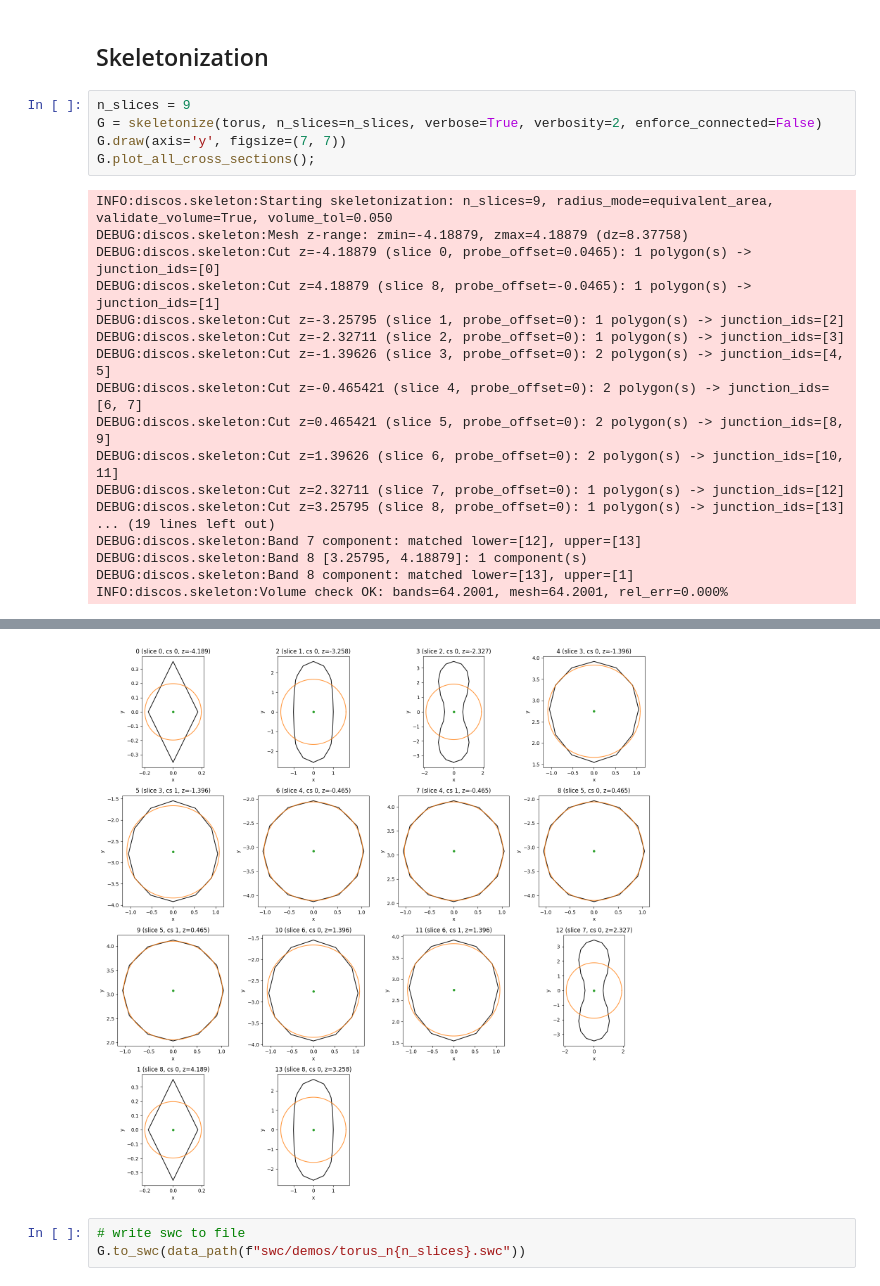
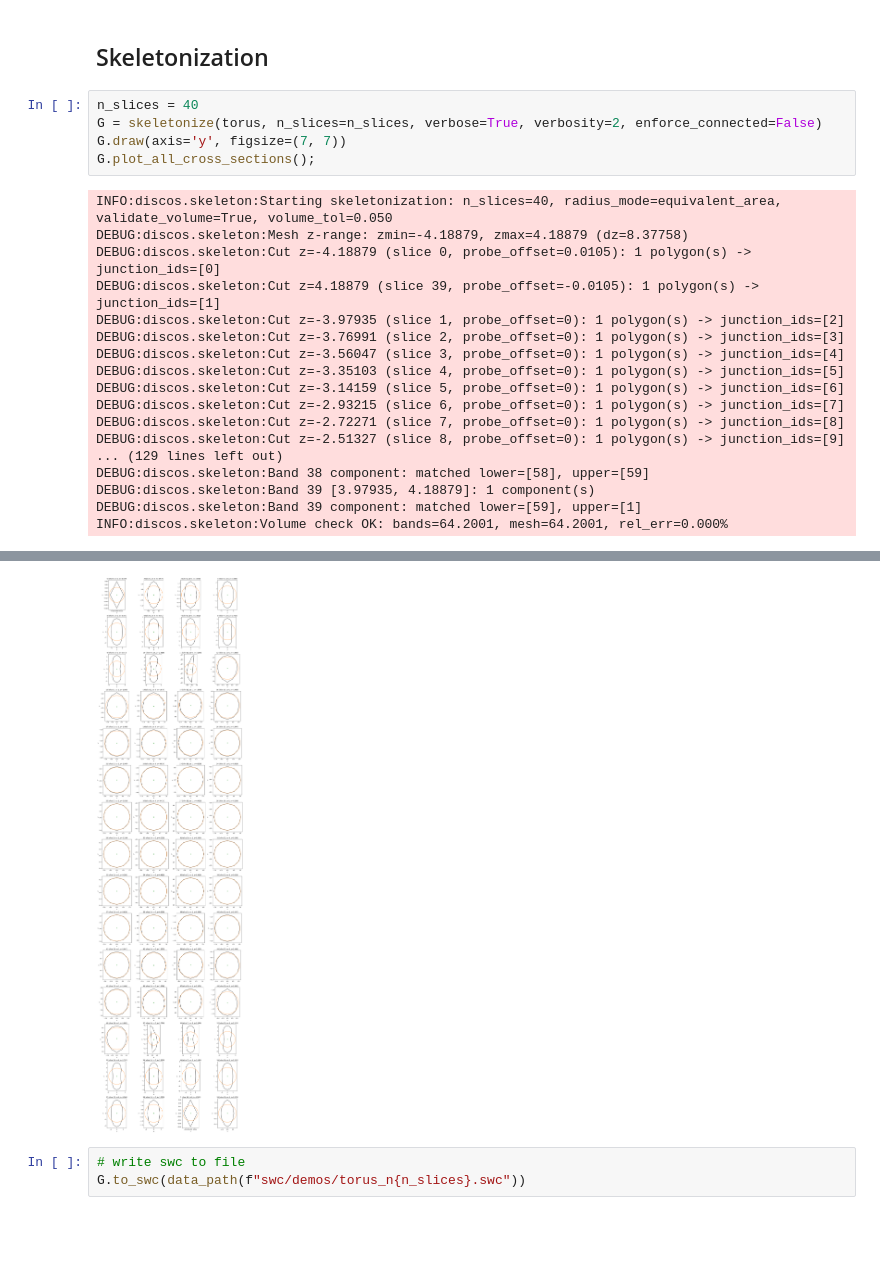
Before and after one commit to jmrfox/discos, a Jupyter notebook: notebooks/02b_torus_skeleton.ipynb, the cells around one changed output, grey strips where cells are left out. Cells and saved outputs as stored; diff of their text form; blank space fills up the shorter version.

```diff
--- a/notebooks/02b_torus_skeleton.ipynb
+++ b/notebooks/02b_torus_skeleton.ipynb
@@ -44,25 +44,25 @@ mm.visualize_mesh_slice_interactive()
 # %% [markdown]
 ## Skeletonization
 # %%
-n_slices = 9
+n_slices = 40
 G = skeletonize(torus, n_slices=n_slices, verbose=True, verbosity=2, enforce_connected=False)
 G.draw(axis='y', figsize=(7, 7))
 G.plot_all_cross_sections();
 # %% [output]
-INFO:discos.skeleton:Starting skeletonization: n_slices=9, radius_mode=equivalent_area, validate_volume=True, volume_tol=0.050
+INFO:discos.skeleton:Starting skeletonization: n_slices=40, radius_mode=equivalent_area, validate_volume=True, volume_tol=0.050
 DEBUG:discos.skeleton:Mesh z-range: zmin=-4.18879, zmax=4.18879 (dz=8.37758)
-DEBUG:discos.skeleton:Cut z=-4.18879 (slice 0, probe_offset=0.0465): 1 polygon(s) -> junction_ids=[0]
-DEBUG:discos.skeleton:Cut z=4.18879 (slice 8, probe_offset=-0.0465): 1 polygon(s) -> junction_ids=[1]
-DEBUG:discos.skeleton:Cut z=-3.25795 (slice 1, probe_offset=0): 1 polygon(s) -> junction_ids=[2]
-DEBUG:discos.skeleton:Cut z=-2.32711 (slice 2, probe_offset=0): 1 polygon(s) -> junction_ids=[3]
-DEBUG:discos.skeleton:Cut z=-1.39626 (slice 3, probe_offset=0): 2 polygon(s) -> junction_ids=[4, 5]
-DEBUG:discos.skeleton:Cut z=-0.465421 (slice 4, probe_offset=0): 2 polygon(s) -> junction_ids=[6, 7]
-DEBUG:discos.skeleton:Cut z=0.465421 (slice 5, probe_offset=0): 2 polygon(s) -> junction_ids=[8, 9]
-DEBUG:discos.skeleton:Cut z=1.39626 (slice 6, probe_offset=0): 2 polygon(s) -> junction_ids=[10, 11]
-DEBUG:discos.skeleton:Cut z=2.32711 (slice 7, probe_offset=0): 1 polygon(s) -> junction_ids=[12]
-DEBUG:discos.skeleton:Cut z=3.25795 (slice 8, probe_offset=0): 1 polygon(s) -> junction_ids=[13]
-... (19 lines left out)
-DEBUG:discos.skeleton:Band 7 component: matched lower=[12], upper=[13]
-DEBUG:discos.skeleton:Band 8 [3.25795, 4.18879]: 1 component(s)
-DEBUG:discos.skeleton:Band 8 component: matched lower=[13], upper=[1]
+DEBUG:discos.skeleton:Cut z=-4.18879 (slice 0, probe_offset=0.0105): 1 polygon(s) -> junction_ids=[0]
+DEBUG:discos.skeleton:Cut z=4.18879 (slice 39, probe_offset=-0.0105): 1 polygon(s) -> junction_ids=[1]
+DEBUG:discos.skeleton:Cut z=-3.97935 (slice 1, probe_offset=0): 1 polygon(s) -> junction_ids=[2]
+DEBUG:discos.skeleton:Cut z=-3.76991 (slice 2, probe_offset=0): 1 polygon(s) -> junction_ids=[3]
+DEBUG:discos.skeleton:Cut z=-3.56047 (slice 3, probe_offset=0): 1 polygon(s) -> junction_ids=[4]
+DEBUG:discos.skeleton:Cut z=-3.35103 (slice 4, probe_offset=0): 1 polygon(s) -> junction_ids=[5]
+DEBUG:discos.skeleton:Cut z=-3.14159 (slice 5, probe_offset=0): 1 polygon(s) -> junction_ids=[6]
+DEBUG:discos.skeleton:Cut z=-2.93215 (slice 6, probe_offset=0): 1 polygon(s) -> junction_ids=[7]
+DEBUG:discos.skeleton:Cut z=-2.72271 (slice 7, probe_offset=0): 1 polygon(s) -> junction_ids=[8]
+DEBUG:discos.skeleton:Cut z=-2.51327 (slice 8, probe_offset=0): 1 polygon(s) -> junction_ids=[9]
+... (129 lines left out)
+DEBUG:discos.skeleton:Band 38 component: matched lower=[58], upper=[59]
+DEBUG:discos.skeleton:Band 39 [3.97935, 4.18879]: 1 component(s)
+DEBUG:discos.skeleton:Band 39 component: matched lower=[59], upper=[1]
 INFO:discos.skeleton:Volume check OK: bands=64.2001, mesh=64.2001, rel_err=0.000%
@@ -70,4 +70,4 @@ INFO:discos.skeleton:Volume check OK: bands=64.2001, mesh=64.2001, rel_err=0.000
-[figure, old version]
+[figure, new version]
 # %%
 # write swc to file
 G.to_swc(data_path(f"swc/demos/torus_n{n_slices}.swc"))
```
Also changed, not shown: parts of 1 cell of this notebook, 32 other files.
